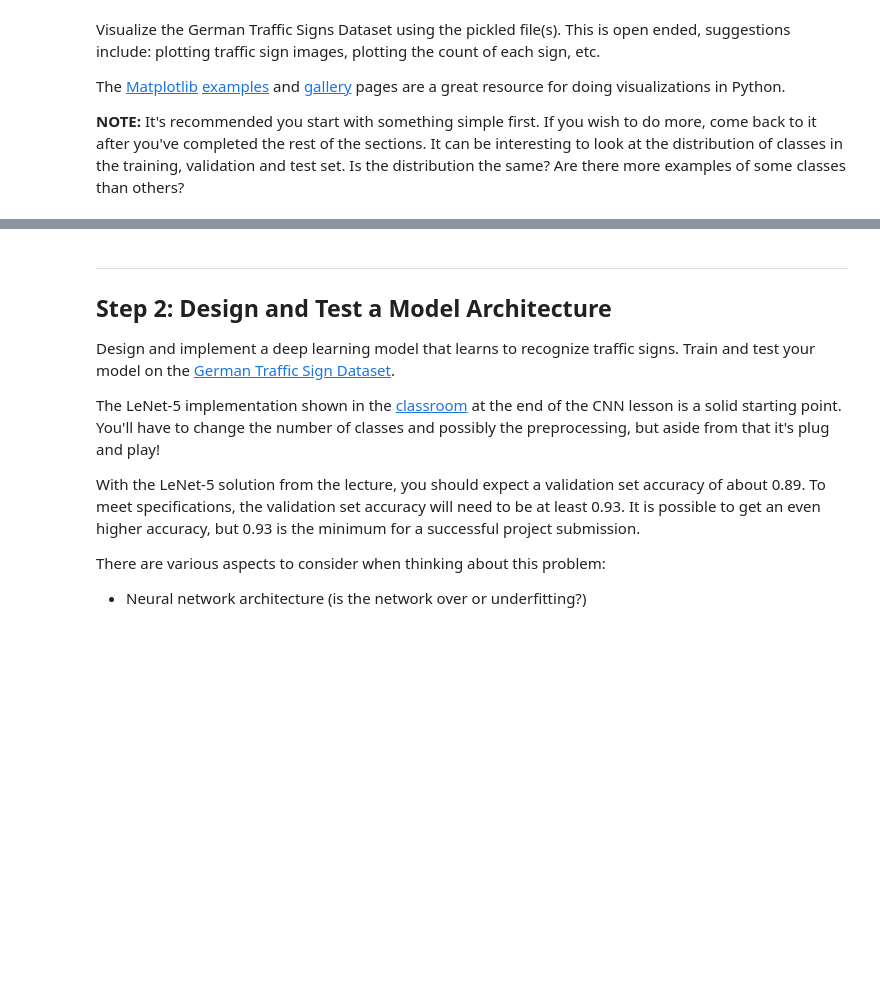
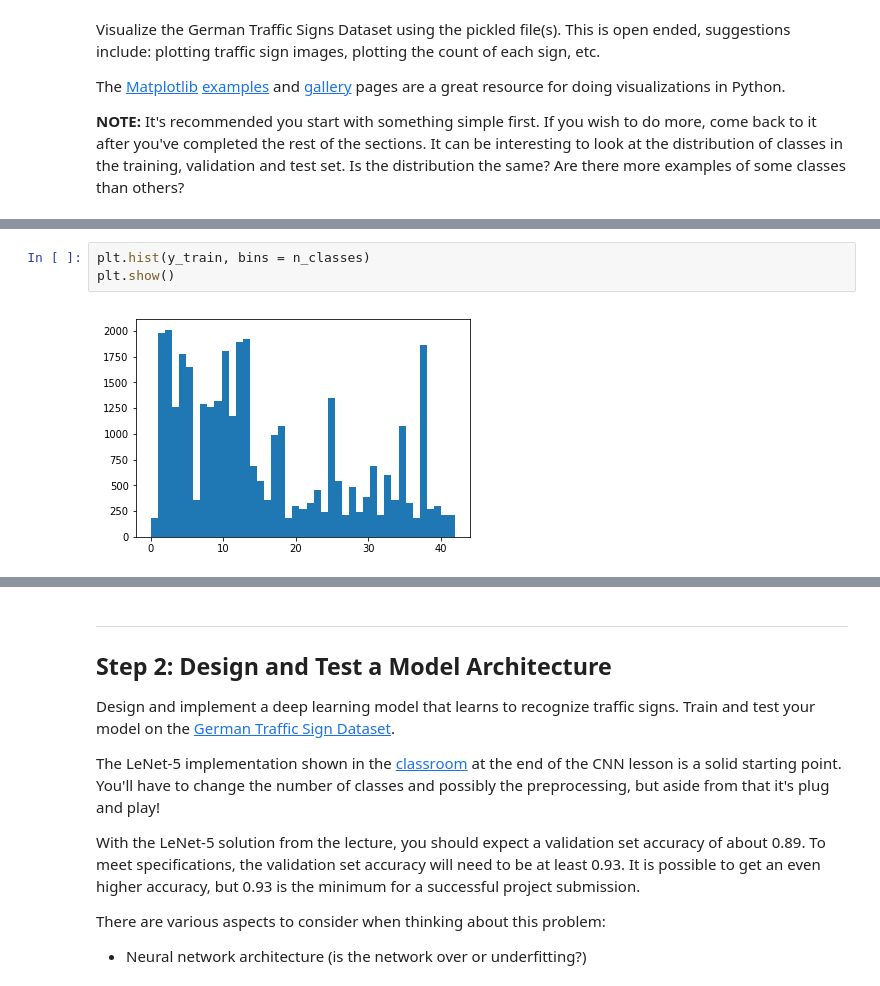
Before and after one commit to sandeeppaulraj/CarND-Traffic-Sign-Classifier-Project, a Jupyter notebook: Traffic_Sign_Classifier.ipynb, the cells around one changed output, grey strips where cells are left out. Drawn from its saved outputs; the diff is of its cells as text; blank space fills up the shorter version.

```diff
--- a/Traffic_Sign_Classifier.ipynb
+++ b/Traffic_Sign_Classifier.ipynb
@@ -101,0 +130,5 @@ import matplotlib.pyplot as plt
+# %%
+plt.hist(y_train, bins = n_classes)
+plt.show()
+# %% [output]
+[figure, added]
```
Also changed, not shown: parts of 2 cells of this notebook.
